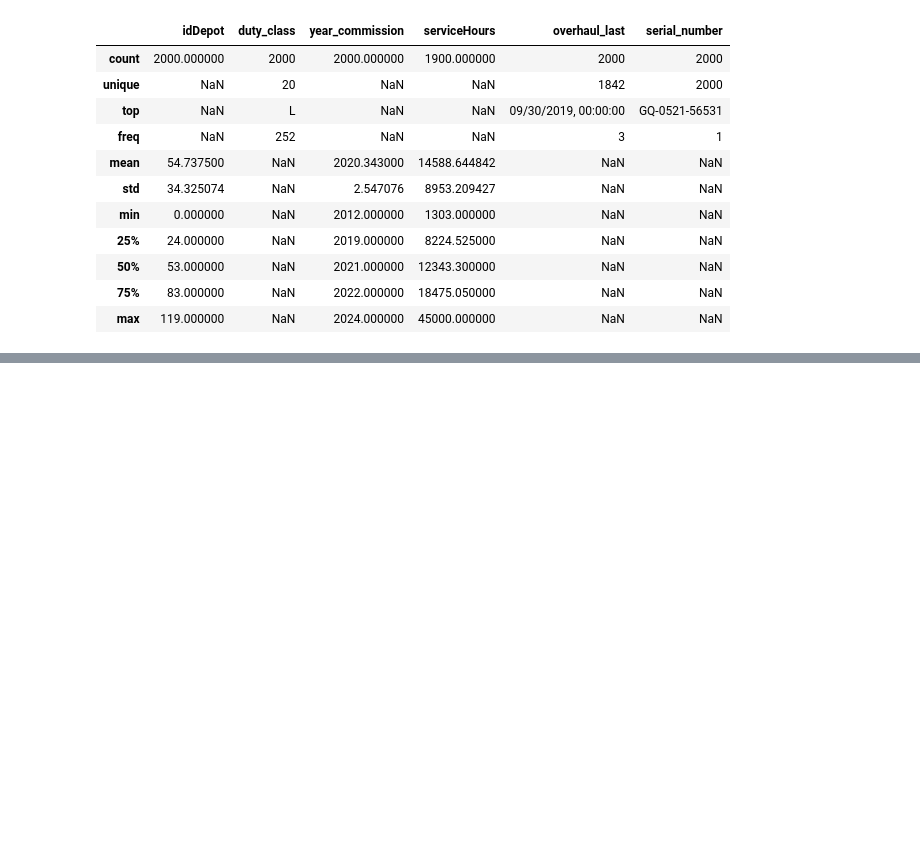
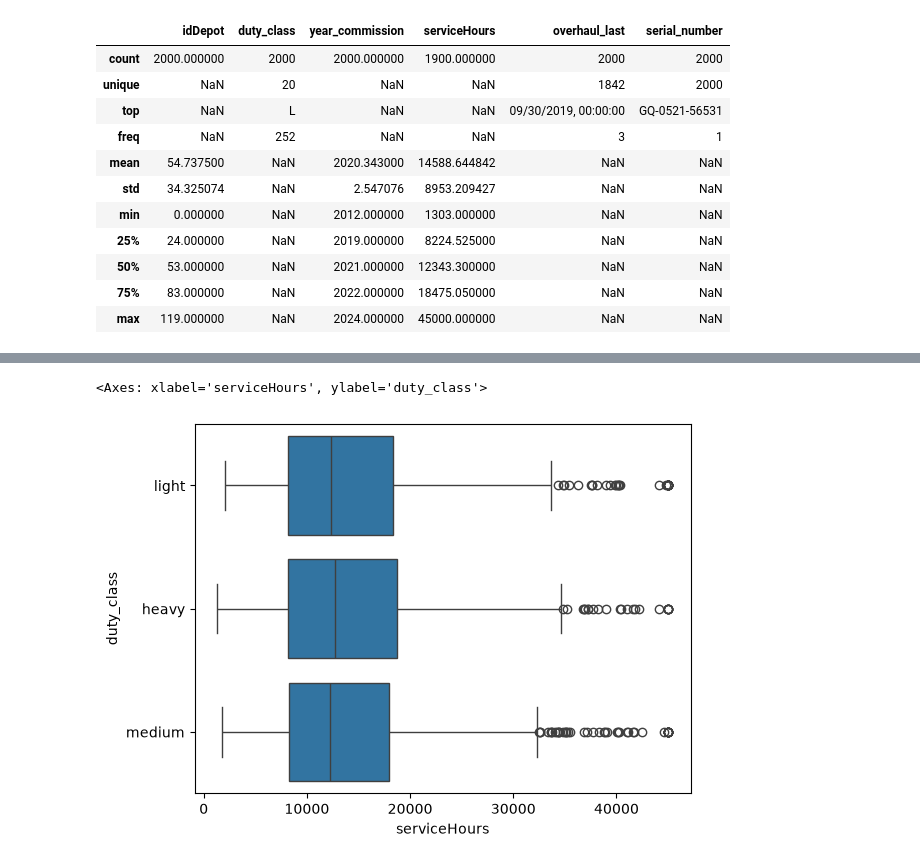
Before and after one commit to Walorean/Iau_project, a Jupyter notebook: test.ipynb, the cells around one changed output, grey strips where cells are left out. Saved outputs shown, nothing was run; the diff lists cells and outputs as text; code cells hidden in the pictures; blank space fills up the shorter version.

```diff
--- a/test.ipynb
+++ b/test.ipynb
@@ -262,0 +315,19 @@ Data are distributed into 3 .csv files(**gateway**, **readings**, **units**). **
+# %%
+data_3['duty_class'] = (
+    data_3['duty_class']
+    .str.strip()
+    .replace({
+        '1': 'light',
+        'L': 'light',
+        'light': 'light',
+
+        '2': 'medium',
+        'med': 'medium',
+        'N': 'medium',
+        'normal': 'medium',
+
+        '3': 'heavy',
+        'H': 'heavy',
+        'heavy': 'heavy'
+    })
+)
@@ -262,0 +360,5 @@ Data are distributed into 3 .csv files(**gateway**, **readings**, **units**). **
+# %%
+sns.boxplot(data=data_3, x="serviceHours", y="duty_class")
+# %% [output]
+<Axes: xlabel='serviceHours', ylabel='duty_class'>
+[figure, added]
```
Also changed, not shown: parts of 13 cells of this notebook.
